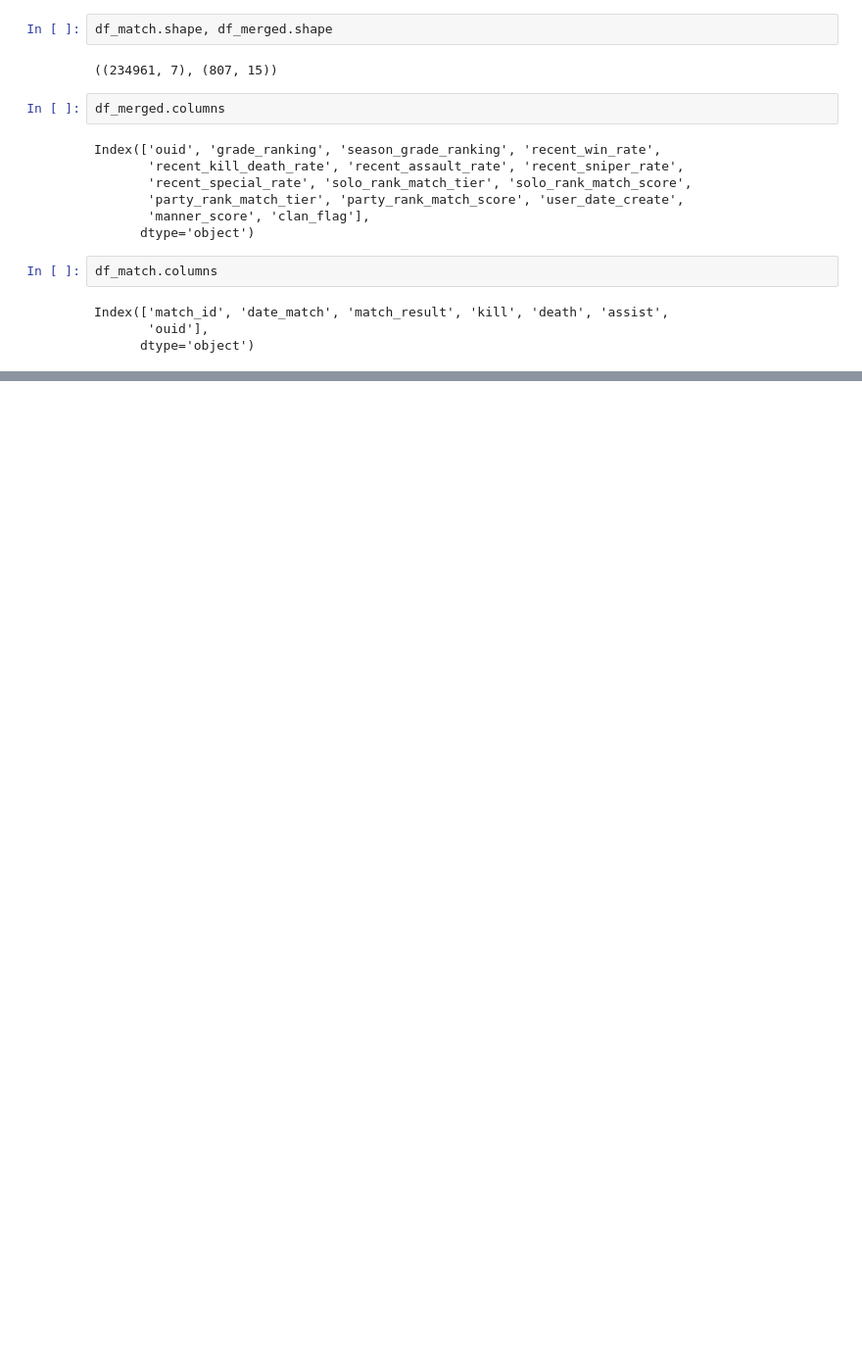
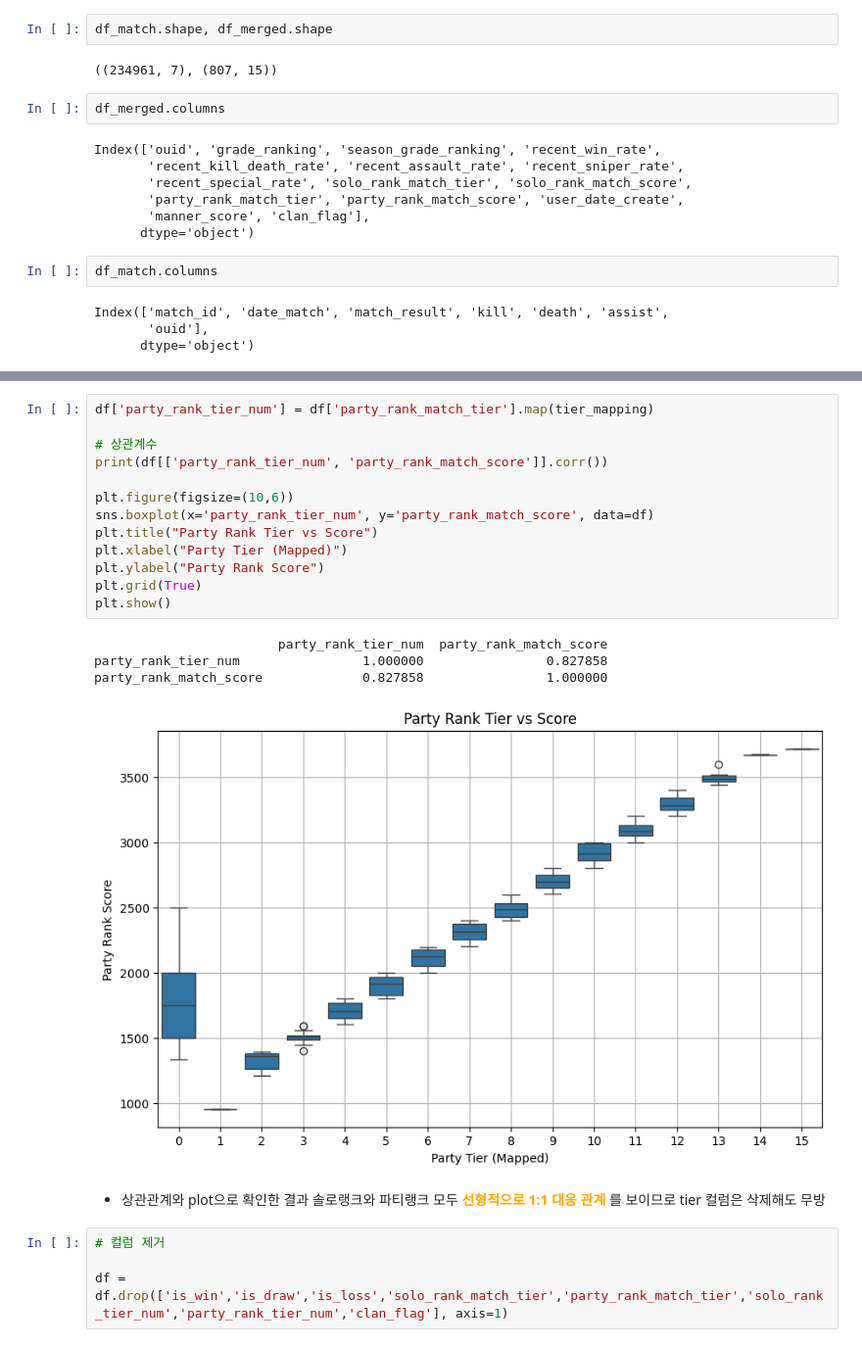
Before and after one commit to pjjongho/NEXON_API, a Jupyter notebook: SA/analysis/data_eda.ipynb, the cells around one changed output, grey strips where cells are left out. Shown at 98% size. Cells and saved outputs as stored; diff of their text form; blank space fills up the shorter version.

```diff
--- a/SA/analysis/data_eda.ipynb
+++ b/SA/analysis/data_eda.ipynb
@@ -204,0 +154,24 @@ df_match
+# %%
+df['party_rank_tier_num'] = df['party_rank_match_tier'].map(tier_mapping)
+
+# 상관계수
+print(df[['party_rank_tier_num', 'party_rank_match_score']].corr())
+
+plt.figure(figsize=(10,6))
+sns.boxplot(x='party_rank_tier_num', y='party_rank_match_score', data=df)
+plt.title("Party Rank Tier vs Score")
+plt.xlabel("Party Tier (Mapped)")
+plt.ylabel("Party Rank Score")
+plt.grid(True)
+plt.show()
+# %% [output]
+                        party_rank_tier_num  party_rank_match_score
+party_rank_tier_num                1.000000                0.827858
+party_rank_match_score             0.827858                1.000000
+[figure, added]
+# %% [markdown]
+- 상관관계와 plot으로 확인한 결과 솔로랭크와 파티랭크 모두 **<span style="color:orange">선형적으로 1:1 대응 관계</span>** 를 보이므로 tier 컬럼은 삭제해도 무방
+# %%
+# 컬럼 제거
+
+df = df.drop(['is_win','is_draw','is_loss','solo_rank_match_tier','party_rank_match_tier','solo_rank_tier_num','party_rank_tier_num','clan_flag'], axis=1)
```
Also changed, not shown: parts of 44 cells of this notebook.
